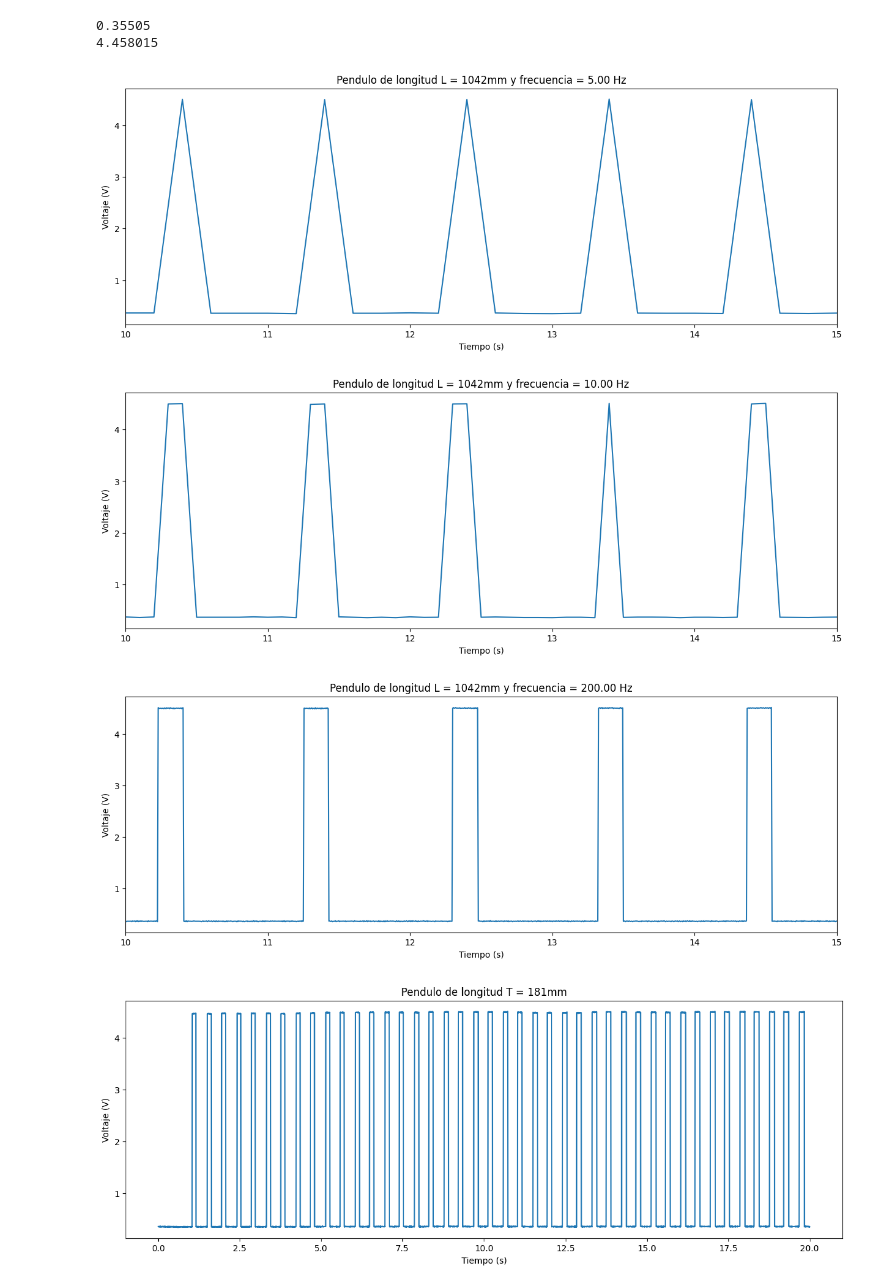
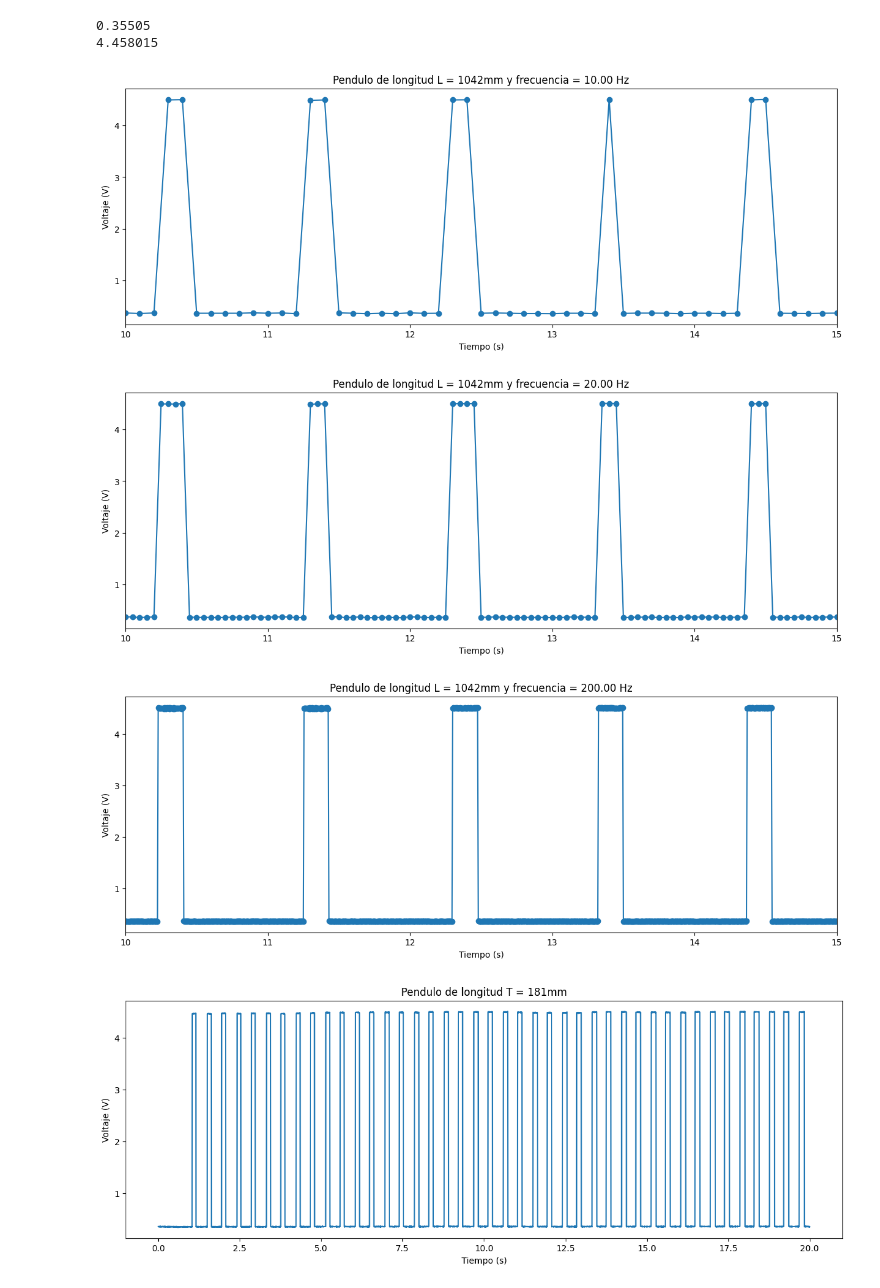
Before and after one commit to MatiMoran/Mecanica-y-Termodinamica-2024-1C, a Jupyter notebook: laboratorios/Labo03-04/Labo02.ipynb, the cells around one changed output. Cells and saved outputs as stored; diff of their text form; code cells hidden in the pictures.

```diff
--- a/laboratorios/Labo03-04/Labo02.ipynb
+++ b/laboratorios/Labo03-04/Labo02.ipynb
@@ -73,24 +73,24 @@ def is_close_to_integer(x, tolerance=1e-4):
 def is_multiple(x, multiple):
     return is_close_to_integer(x/multiple)
 # %%
-freqs = [1/5, 1/10, 1/200]
+freqs = [1/10, 1/20, 1/200]
 
 for freq in freqs:
     a = (df['1042mm'].index).tolist()
     result = [is_multiple(num, freq) for num in a]
     df_low_freq = df[result]
 
     fig = plt.figure(figsize=(15,5))
-    df_low_freq['1042mm'].plot()
+    df_low_freq['1042mm'].plot(style="-o")
     plt.title(f"Pendulo de longitud L = {'1042mm'} y frecuencia = {1/freq:.2f} Hz")
     plt.xlabel("Tiempo (s)")
     plt.ylabel("Voltaje (V)")
     plt.xlim([10, 15])
     plt.show()
 # %% [output]
-[figure, old version]
+[figure, new version]
-[figure, old version]
+[figure, new version]
-[figure, old version]
+[figure, new version]
 # %%
 # Grafico todas las señales
 for c in columns:
```
Also changed, not shown: parts of 12 cells of this notebook.
